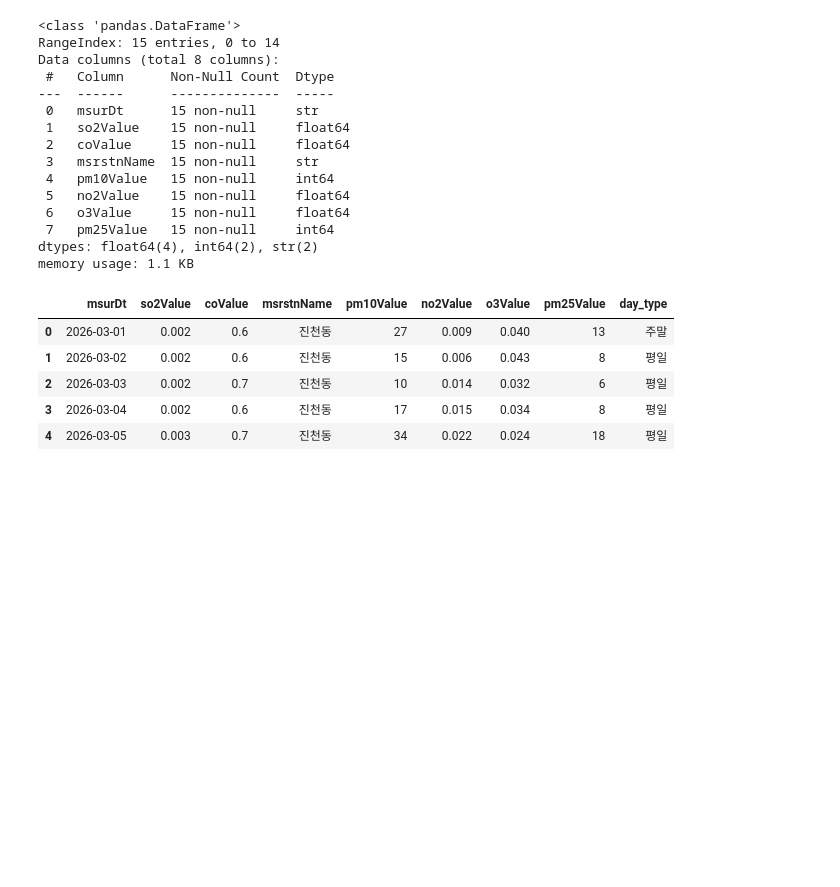
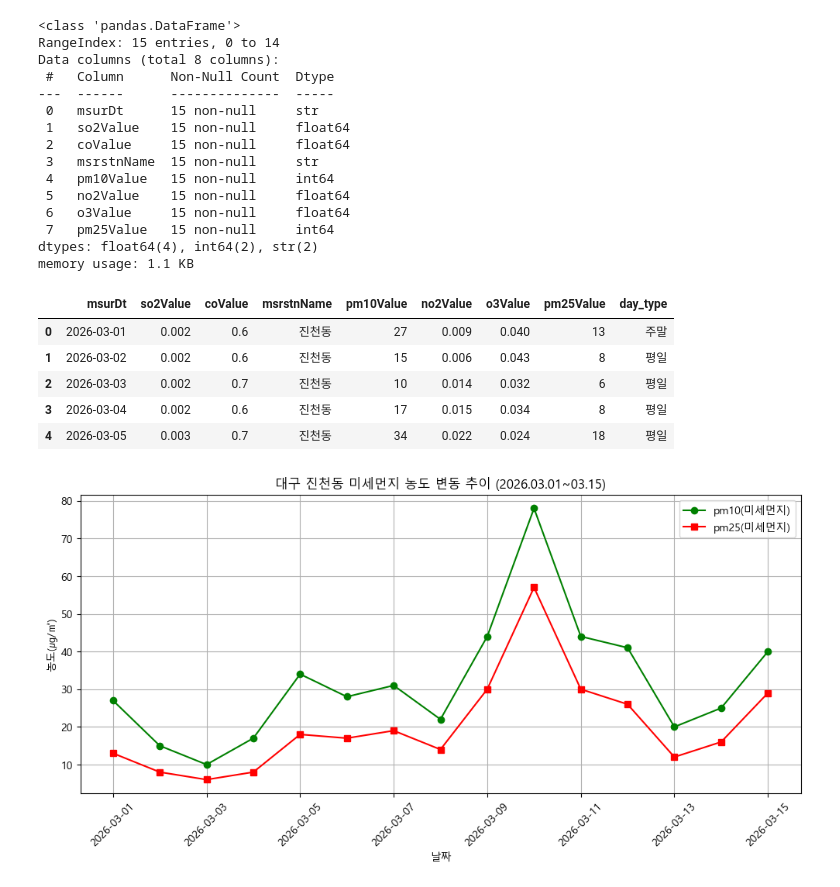
Before and after one commit to yeonvv/python_data_processing_assignment, a Jupyter notebook: assignment_2.ipynb, the cells around one changed output. Saved outputs shown, nothing was run; the diff lists cells and outputs as text; code cells hidden in the pictures; blank space fills up the shorter version.

Commit message:
과제2_Load_&_Insight

```diff
--- a/assignment_2.ipynb
+++ b/assignment_2.ipynb
@@ -127,3 +135,27 @@ display(df.head())
 | 2 | 2026-03-03 | 0.002 | 0.7 | 진천동 | 10 | 0.014 | 0.032 | 6 | 평일 |
 | 3 | 2026-03-04 | 0.002 | 0.6 | 진천동 | 17 | 0.015 | 0.034 | 8 | 평일 |
 | 4 | 2026-03-05 | 0.003 | 0.7 | 진천동 | 34 | 0.022 | 0.024 | 18 | 평일 |
+# %%
+import matplotlib.pyplot as plt
+
+# Load: 정제된 데이터를 csv 파일로 저장
+df.to_csv("air_quality_jinchen.csv", index=False, encoding="utf-8-sig")
+
+plt.rcParams["font.family"] = "Malgun Gothic"
+plt.rcParams["axes.unicode_minus"] = False
+
+# Insight: 시간대별(일별) 데이터 변동 추이 시각화
+plt.figure(figsize=(12, 5))
+plt.plot(df["msurDt"], df["pm10Value"], marker="o", color="g", label="pm10(미세먼지)")
+plt.plot(df["msurDt"], df["pm25Value"], marker="s", color="r", label="pm25(미세먼지)")
+
+plt.title("대구 진천동 미세먼지 농도 변동 추이 (2026.03.01~03.15)")
+plt.xlabel("날짜")
+plt.ylabel("농도(㎍/㎥)")
+plt.legend()
+plt.grid(True)
+plt.xticks(rotation=45)
+
+plt.show()
+# %% [output]
+[figure, added]
```
Also changed, not shown: parts of 4 cells of this notebook, 1 other file.
